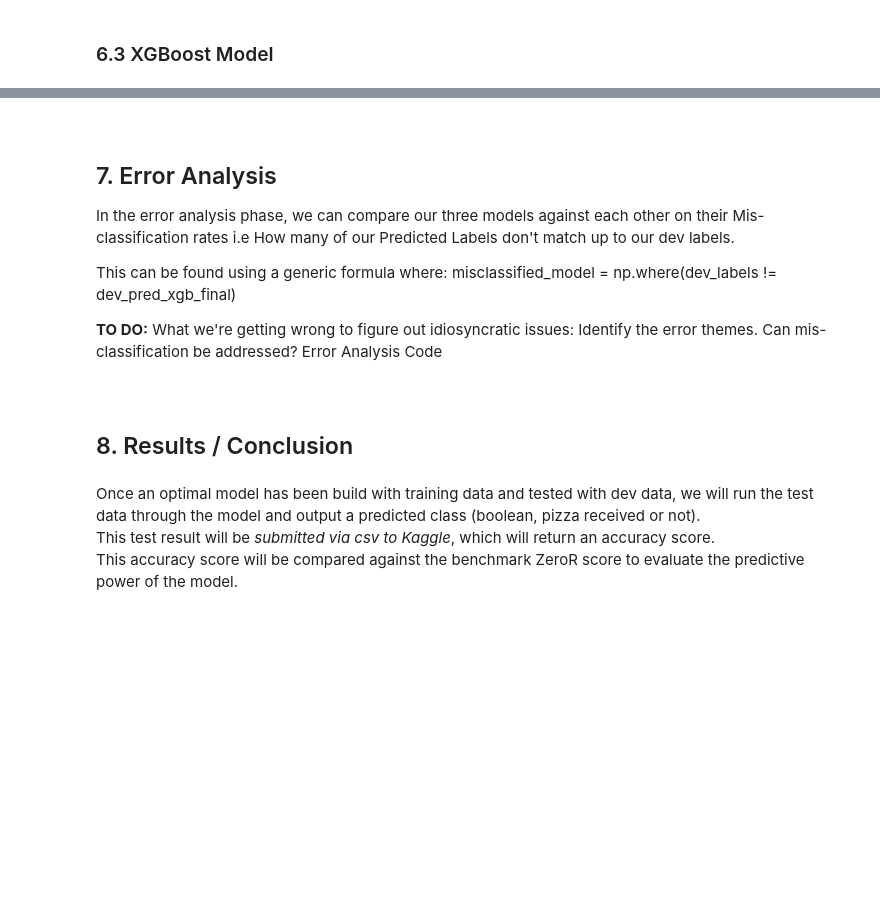
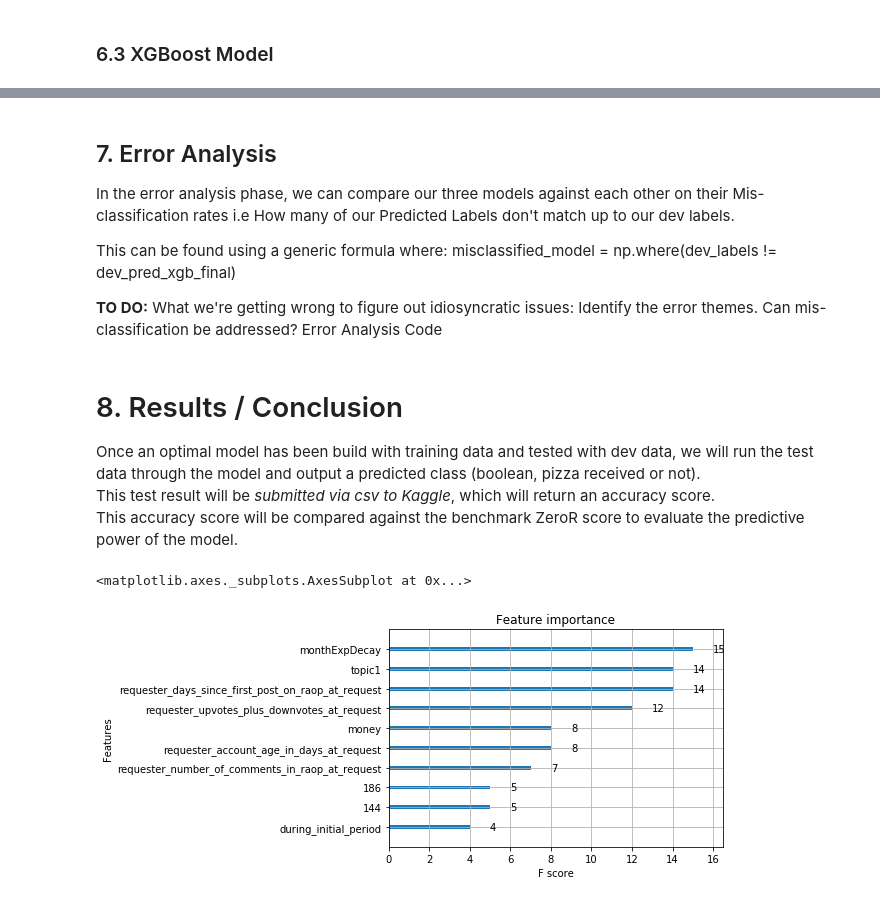
Before and after one commit to timspit/w207_final_project, a Jupyter notebook: W207_Group2_FinalProject_BajevaSpittleVenkataWu.ipynb, the cells around one changed output, grey strips where cells are left out. Cells and saved outputs as stored; diff of their text form; code cells hidden in the pictures; blank space fills up the shorter version.

```diff
--- a/W207_Group2_FinalProject_BajevaSpittleVenkataWu.ipynb
+++ b/W207_Group2_FinalProject_BajevaSpittleVenkataWu.ipynb
@@ -920,13 +920,13 @@ xgb_dev = dev_df_base
 # Caluclate training weights
 local_pos = (len(train_labels) - np.sum(train_labels)) / np.sum(train_labels)
 
-# Create xgb.DMatrix for train and dev
-# train_base_xgb = xgb.DMatrix(train_df_base_complete, label = train_labels)
-# dev_base_xgb = xgb.DMatrix(dev_df_base_complete)
-
 # Create XGBoost model
-xgb_model = xgb.XGBClassifier(objective = 'binary:logistic', eval_metric = 'auc',
-                             scale_pos_weight = local_pos)
+    # CITATIONS:
+        # Algorithm: https://xgboost.readthedocs.io/en/latest/python/python_api.html#
+        # Tuning: https://machinelearningmastery.com/tune-number-size-decision-trees-xgboost-python/
+xgb_model = xgb.XGBClassifier(objective = 'binary:logistic',
+                              eval_metric = 'auc',
+                              scale_pos_weight = local_pos)
 
 # GridSearchCV over range of parameters to find optimal value
 n_estimators = [50, 100, 150, 200]
@@ -2123,9 +2135,8 @@ There are two sets of hyperparameters which we will be able to adjust in pursuit
         * `stop_words` - Remove overly-common words
     - Error Review
         * `pre-processor` - Create custom pre-processing algorithm to remove/edit idiosynchratic at-issue words/phrases found in review of false negatives/positives
-# %% [markdown]
-<a id="error"></a>
 # %% [markdown]
+<a id="error"></a>
 ## 7. Error Analysis
 
 In the error analysis phase, we can compare our three models against each other on their Mis-classification rates i.e How many of our Predicted Labels don't match up to our dev labels.
@@ -2137,11 +2148,18 @@ misclassified_model = np.where(dev_labels != dev_pred_xgb_final)
 **TO DO:** What we're getting wrong to figure out idiosyncratic issues:
 Identify the error themes. Can mis-classification be addressed?
 Error Analysis Code
-# %% [markdown]
-<a id="conclusion"></a>
-# %% [markdown]
-## 8. Results / Conclusion
 # %% [markdown]
+<a id="conclusion"></a>
+# 8. Results / Conclusion
+
 Once an optimal model has been build with training data and tested with dev data, we will run the test data through the model and output a predicted class (boolean, pizza received or not).
 This test result will be _submitted via csv to Kaggle_, which will return an accuracy score.
 This accuracy score will be compared against the benchmark ZeroR score to evaluate the predictive power of the model.
+# %%
+# print(test_combined.columns.values)
+xgb_final = grid_search_xgb.best_estimator_
+xgb.plot_importance(xgb_final,
+                    max_num_features = 10)
+# %% [output]
+<matplotlib.axes._subplots.AxesSubplot at 0x...>
+[figure, added]
```
Also changed, not shown: parts of 9 cells of this notebook, 2 other files.
